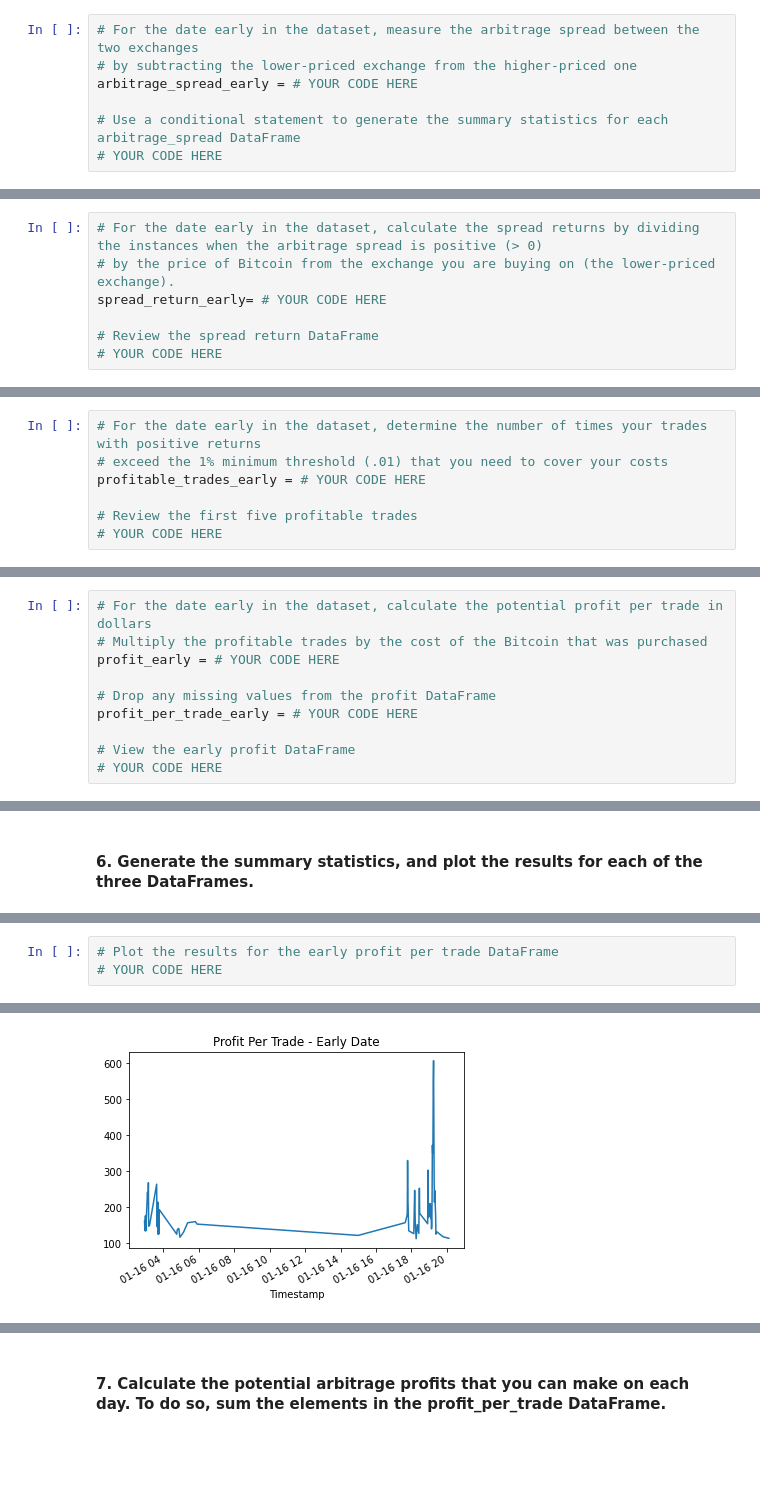
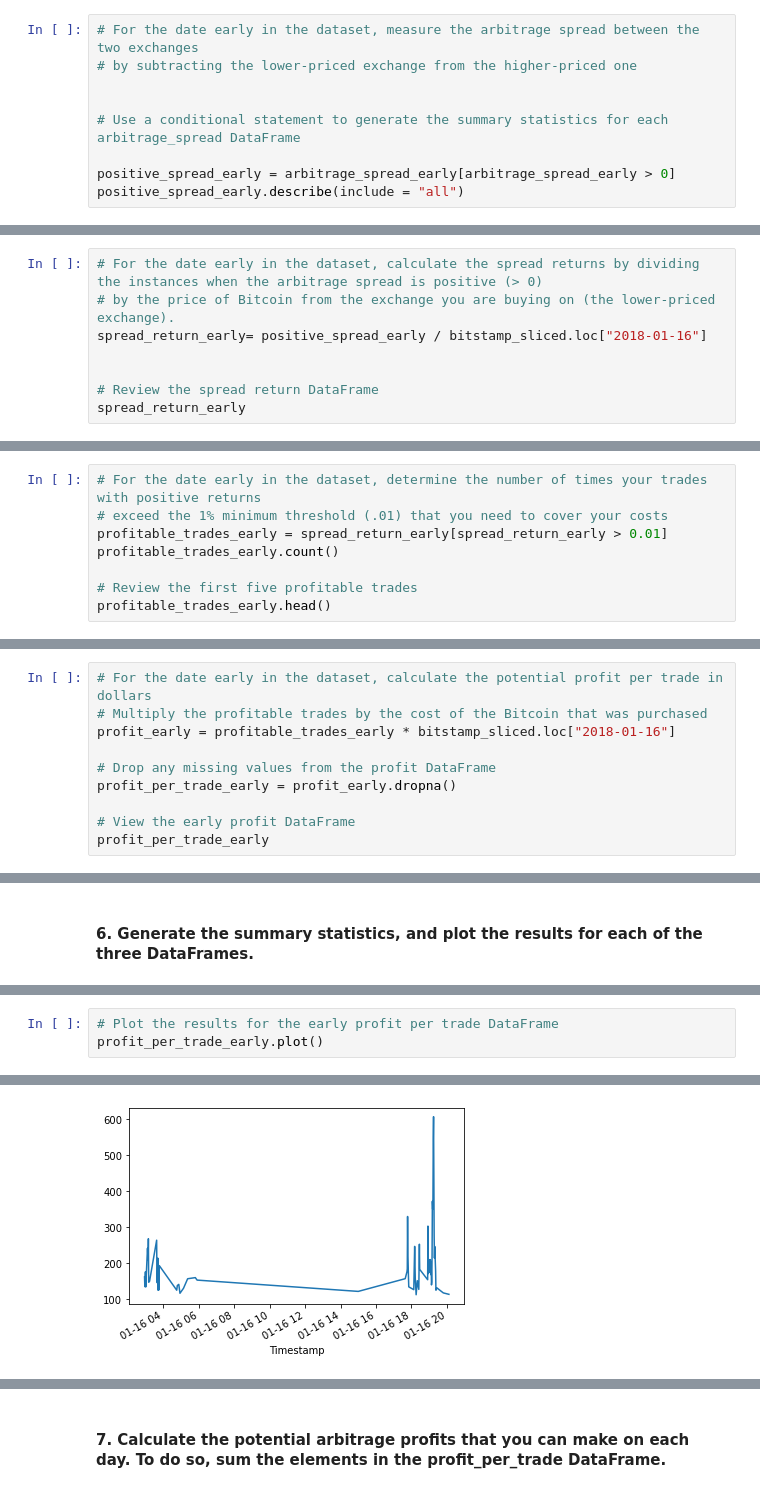
Before and after one commit to kian48/fintechchallenge3, a Jupyter notebook: Starter_Code-3/crypto_arbitrage.ipynb, the cells around one changed output, grey strips where cells are left out. Drawn from its saved outputs; the diff is of its cells as text; blank space fills up the shorter version.

Commit message:
arbitrage profits/profits to be made and analysis

```diff
--- a/Starter_Code-3/crypto_arbitrage.ipynb
+++ b/Starter_Code-3/crypto_arbitrage.ipynb
@@ -491,10 +494,12 @@ Calculate the potential profits for each date that you selected in the previous
 # %%
 # For the date early in the dataset, measure the arbitrage spread between the two exchanges
 # by subtracting the lower-priced exchange from the higher-priced one
-arbitrage_spread_early = # YOUR CODE HERE
+
 
 # Use a conditional statement to generate the summary statistics for each arbitrage_spread DataFrame
-# YOUR CODE HERE
+
+positive_spread_early = arbitrage_spread_early[arbitrage_spread_early > 0]
+positive_spread_early.describe(include = "all")
 # %% [output]
 count    960.000000
 mean      53.405344
@@ -510,10 +541,11 @@ Name: Close, dtype: float64
 # %%
 # For the date early in the dataset, calculate the spread returns by dividing the instances when the arbitrage spread is positive (> 0)
 # by the price of Bitcoin from the exchange you are buying on (the lower-priced exchange).
-spread_return_early= # YOUR CODE HERE
+spread_return_early= positive_spread_early / bitstamp_sliced.loc["2018-01-16"]
+
 
 # Review the spread return DataFrame
-# YOUR CODE HERE
+spread_return_early
 # %% [output]
 Timestamp
 2018-01-16 00:00:00         NaN
@@ -527,10 +601,11 @@ Name: Close, dtype: float64
 # %%
 # For the date early in the dataset, determine the number of times your trades with positive returns
 # exceed the 1% minimum threshold (.01) that you need to cover your costs
-profitable_trades_early = # YOUR CODE HERE
+profitable_trades_early = spread_return_early[spread_return_early > 0.01]
+profitable_trades_early.count()
 
 # Review the first five profitable trades
-# YOUR CODE HERE
+profitable_trades_early.head()
 # %% [output]
 Timestamp
 2018-01-16 02:56:00    0.012962
@@ -560,13 +667,13 @@ Name: Close, dtype: float64
 # %%
 # For the date early in the dataset, calculate the potential profit per trade in dollars
 # Multiply the profitable trades by the cost of the Bitcoin that was purchased
-profit_early = # YOUR CODE HERE
+profit_early = profitable_trades_early * bitstamp_sliced.loc["2018-01-16"]
 
 # Drop any missing values from the profit DataFrame
-profit_per_trade_early = # YOUR CODE HERE
+profit_per_trade_early = profit_early.dropna()
 
 # View the early profit DataFrame
-# YOUR CODE HERE
+profit_per_trade_early
 # %% [output]
 Timestamp
 2018-01-16 02:56:00    162.01
@@ -599,4 +755,4 @@ Name: Close, dtype: float64
 # %%
 # Plot the results for the early profit per trade DataFrame
-# YOUR CODE HERE
+profit_per_trade_early.plot()
 # %% [output]
@@ -604 +760 @@ Name: Close, dtype: float64
-[figure, old version]
+[figure, new version]
```
Also changed, not shown: parts of 29 cells of this notebook, 1 other file.
